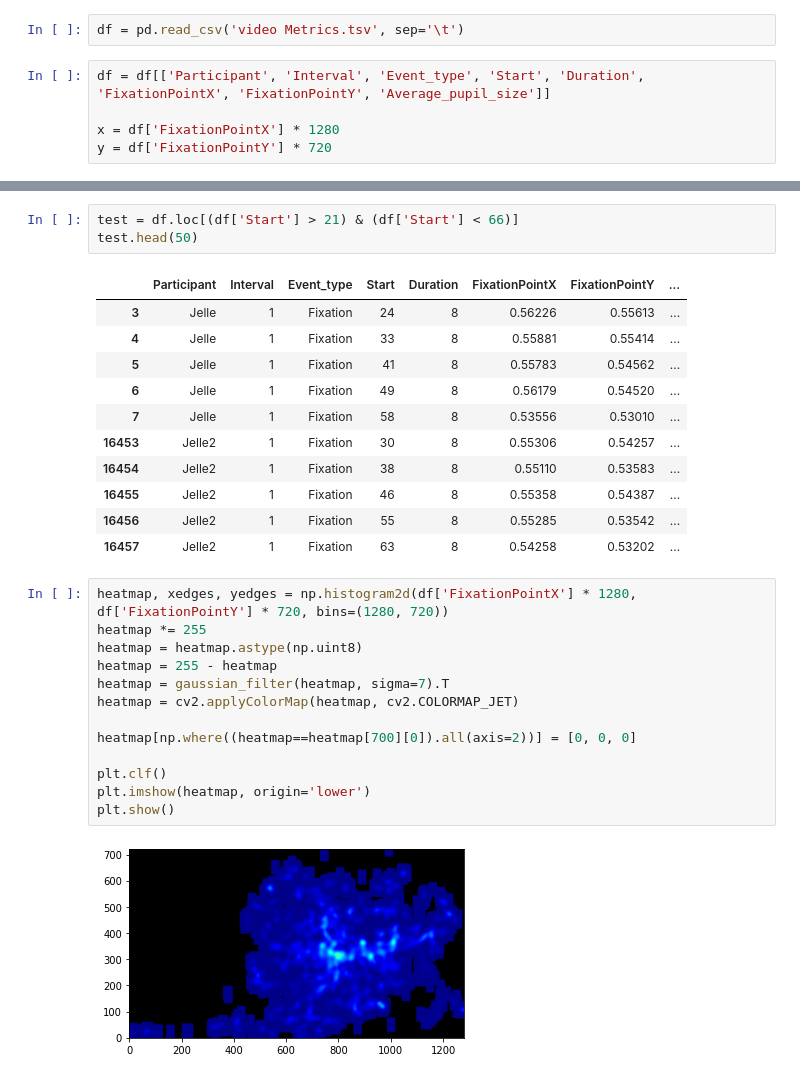
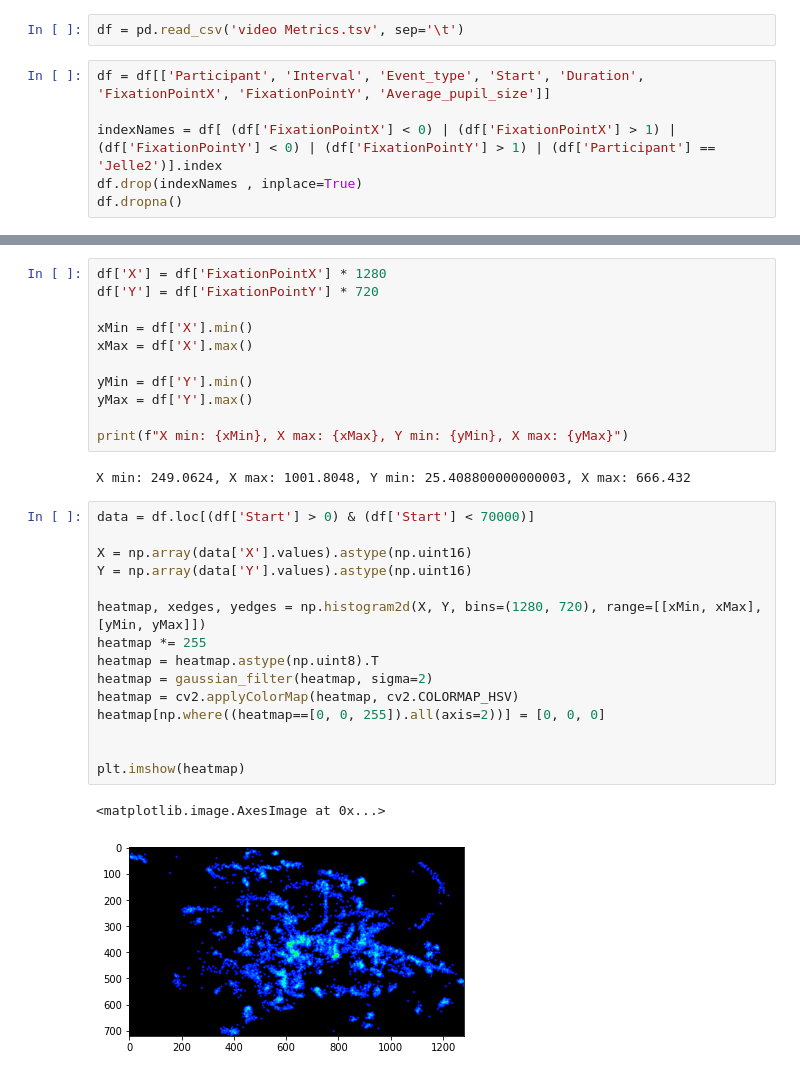
Before and after one commit to Tuur123/StageHITlab, a Jupyter notebook: VasteEyetrackerHeatmap/parse.ipynb, the cells around one changed output, grey strips where cells are left out. Saved outputs shown, nothing was run; the diff lists cells and outputs as text.

```diff
--- a/VasteEyetrackerHeatmap/parse.ipynb
+++ b/VasteEyetrackerHeatmap/parse.ipynb
@@ -10,5 +11,6 @@ df = pd.read_csv('video Metrics.tsv', sep='\t')
 # %%
 df = df[['Participant', 'Interval', 'Event_type', 'Start', 'Duration', 'FixationPointX', 'FixationPointY', 'Average_pupil_size']]
 
-x = df['FixationPointX'] * 1280
-y = df['FixationPointY'] * 720
+indexNames = df[ (df['FixationPointX'] < 0) | (df['FixationPointX'] > 1) | (df['FixationPointY'] < 0) | (df['FixationPointY'] > 1) | (df['Participant'] == 'Jelle2')].index
+df.drop(indexNames , inplace=True)
+df.dropna()
@@ -15,30 +31,31 @@ y = df['FixationPointY'] * 720
-# %%
-test = df.loc[(df['Start'] > 21) & (df['Start'] < 66)]
-test.head(50)
-# %% [output]
-|  | Participant | Interval | Event_type | Start | Duration | FixationPointX | FixationPointY | ... |
-| 3 | Jelle | 1 | Fixation | 24 | 8 | 0.56226 | 0.55613 | ... |
-| 4 | Jelle | 1 | Fixation | 33 | 8 | 0.55881 | 0.55414 | ... |
-| 5 | Jelle | 1 | Fixation | 41 | 8 | 0.55783 | 0.54562 | ... |
-| 6 | Jelle | 1 | Fixation | 49 | 8 | 0.56179 | 0.54520 | ... |
-| 7 | Jelle | 1 | Fixation | 58 | 8 | 0.53556 | 0.53010 | ... |
-| 16453 | Jelle2 | 1 | Fixation | 30 | 8 | 0.55306 | 0.54257 | ... |
-| 16454 | Jelle2 | 1 | Fixation | 38 | 8 | 0.55110 | 0.53583 | ... |
-| 16455 | Jelle2 | 1 | Fixation | 46 | 8 | 0.55358 | 0.54387 | ... |
-| 16456 | Jelle2 | 1 | Fixation | 55 | 8 | 0.55285 | 0.53542 | ... |
-| 16457 | Jelle2 | 1 | Fixation | 63 | 8 | 0.54258 | 0.53202 | ... |
+# %%
+df['X'] = df['FixationPointX'] * 1280
+df['Y'] = df['FixationPointY'] * 720
+
+xMin = df['X'].min()
+xMax = df['X'].max()
+
+yMin = df['Y'].min()
+yMax = df['Y'].max()
+
+print(f"X min: {xMin}, X max: {xMax}, Y min: {yMin}, X max: {yMax}")
+# %% [output]
+X min: 249.0624, X max: 1001.8048, Y min: 25.408800000000003, X max: 666.432
 # %%
-heatmap, xedges, yedges = np.histogram2d(df['FixationPointX'] * 1280, df['FixationPointY'] * 720, bins=(1280, 720))
+data = df.loc[(df['Start'] > 0) & (df['Start'] < 70000)]
+
+X = np.array(data['X'].values).astype(np.uint16)
+Y = np.array(data['Y'].values).astype(np.uint16)
+
+heatmap, xedges, yedges = np.histogram2d(X, Y, bins=(1280, 720), range=[[xMin, xMax], [yMin, yMax]])
 heatmap *= 255
-heatmap = heatmap.astype(np.uint8)
-heatmap = 255 - heatmap
-heatmap = gaussian_filter(heatmap, sigma=7).T
-heatmap = cv2.applyColorMap(heatmap, cv2.COLORMAP_JET)
+heatmap = heatmap.astype(np.uint8).T
+heatmap = gaussian_filter(heatmap, sigma=2)
+heatmap = cv2.applyColorMap(heatmap, cv2.COLORMAP_HSV)
+heatmap[np.where((heatmap==[0, 0, 255]).all(axis=2))] = [0, 0, 0]
 
-heatmap[np.where((heatmap==heatmap[700][0]).all(axis=2))] = [0, 0, 0]
 
-plt.clf()
-plt.imshow(heatmap, origin='lower')
-plt.show()
+plt.imshow(heatmap)
 # %% [output]
+<matplotlib.image.AxesImage at 0x...>
-[figure, old version]
+[figure, new version]
```
Also changed, not shown: parts of 3 cells of this notebook, 2 other files.
